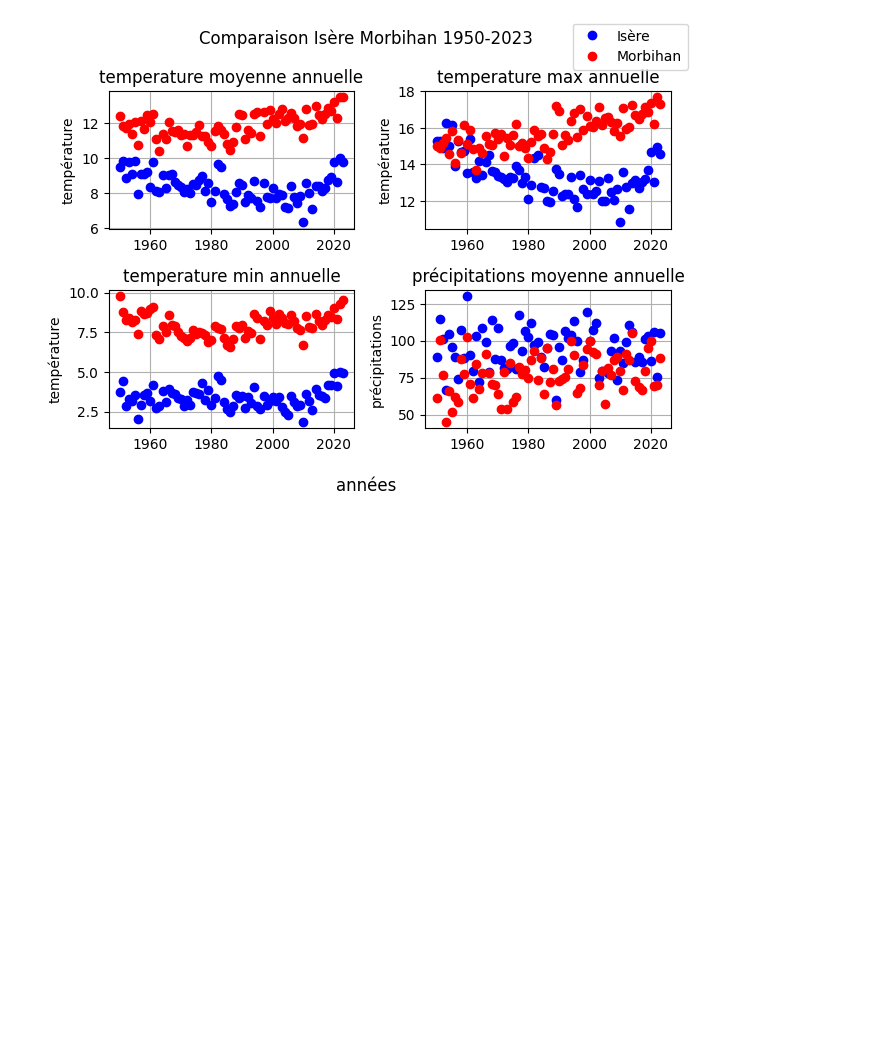
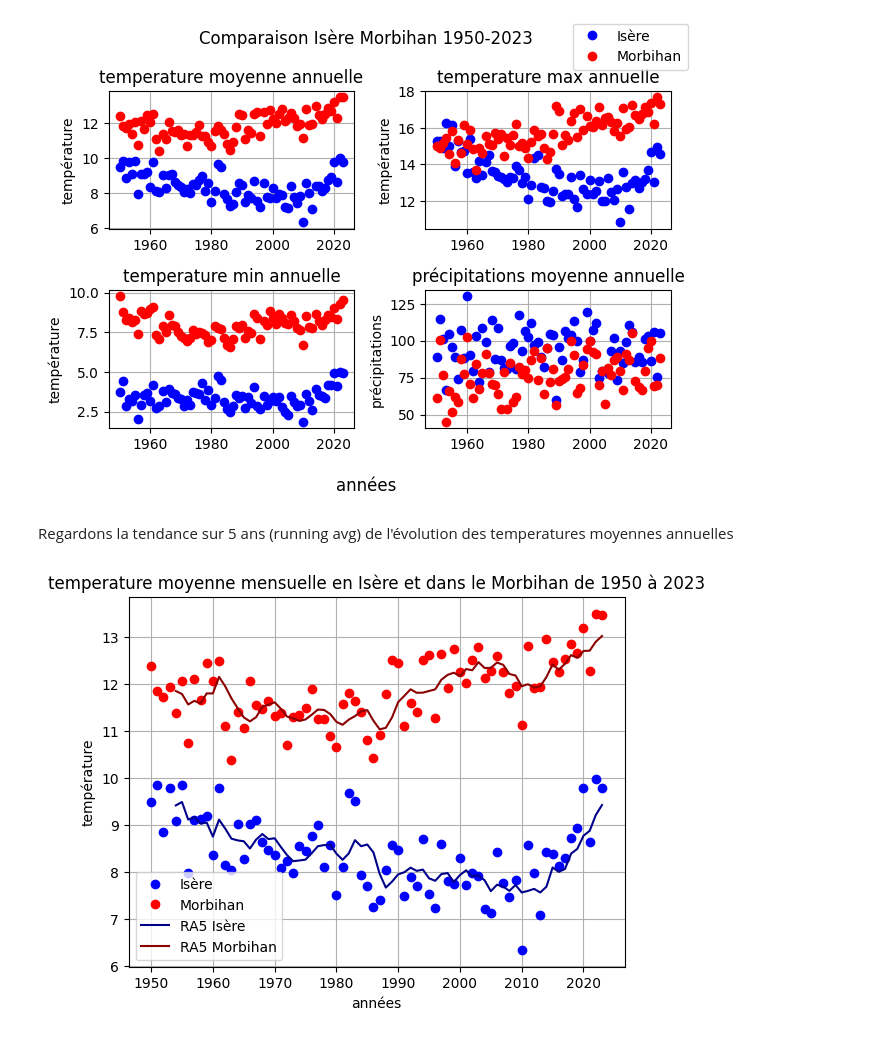
Before and after one commit to EtienneLan/portfolio, a Jupyter notebook: test.ipynb, the cells around one changed output. Saved outputs shown, nothing was run; the diff lists cells and outputs as text; code cells hidden in the pictures; blank space fills up the shorter version.

Commit message:
rolling average 5 ans

```diff
--- a/test.ipynb
+++ b/test.ipynb
@@ -330,3 +330,20 @@ fig.tight_layout()
 plt.show()
 # %% [output]
 [figure]
+# %% [markdown]
+Regardons la tendance sur 5 ans (running avg) de l'évolution des temperatures moyennes annuelles
+# %%
+data_clim_y_is['TM_RA5'] = data_clim_y_is['avg_TM'].rolling(window=5).mean()
+data_clim_y_mo['TM_RA5'] = data_clim_y_mo['avg_TM'].rolling(window=5).mean()
+plt.plot(data_clim_y_is['AAAA'], data_clim_y_is['avg_TM'], 'o', label="Isère", color="blue")
+plt.plot(data_clim_y_mo['AAAA'], data_clim_y_mo['avg_TM'], 'o',label="Morbihan", color="red")
+plt.plot(data_clim_y_is['AAAA'], data_clim_y_is['TM_RA5'], label="RA5 Isère", color="darkblue")
+plt.plot(data_clim_y_mo['AAAA'], data_clim_y_mo['TM_RA5'], label="RA5 Morbihan", color="darkred")
+plt.title("temperature moyenne mensuelle en Isère et dans le Morbihan de 1950 à 2023")
+plt.legend(loc="lower left")
+plt.xlabel("années")
+plt.ylabel('température')
+plt.grid()
+plt.show()
+# %% [output]
+[figure, added]
```
